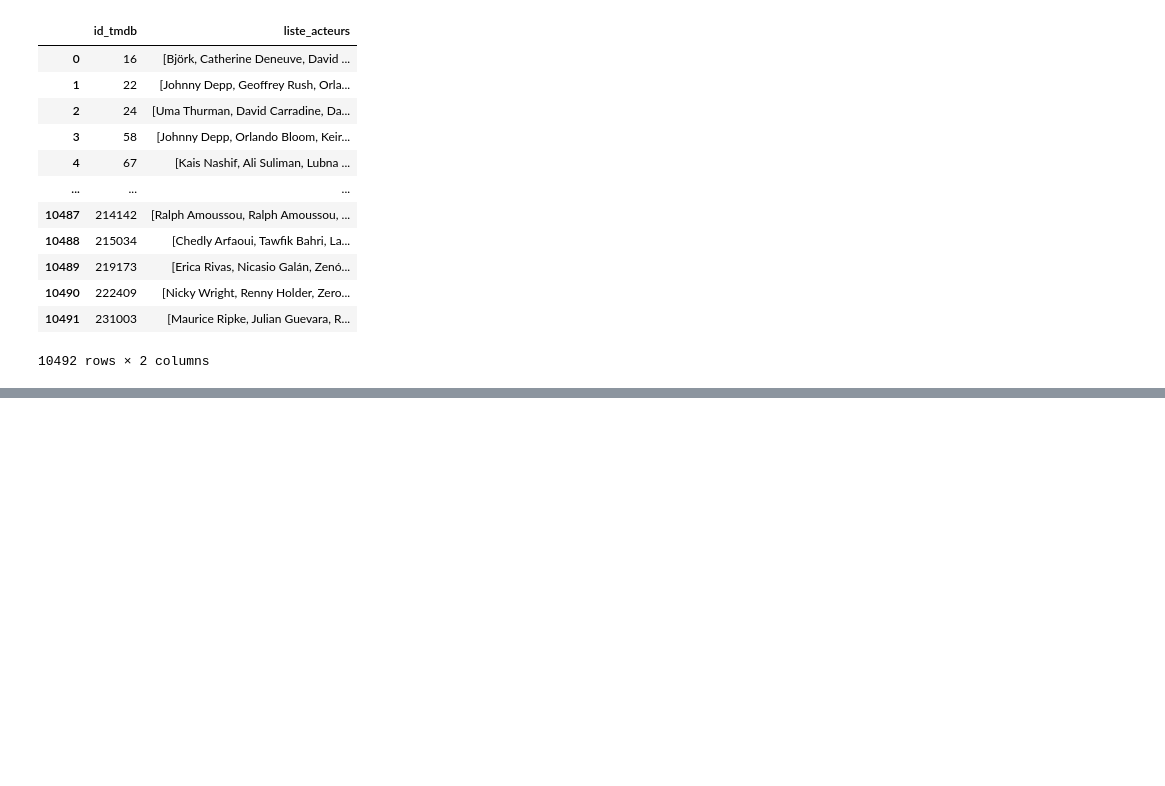
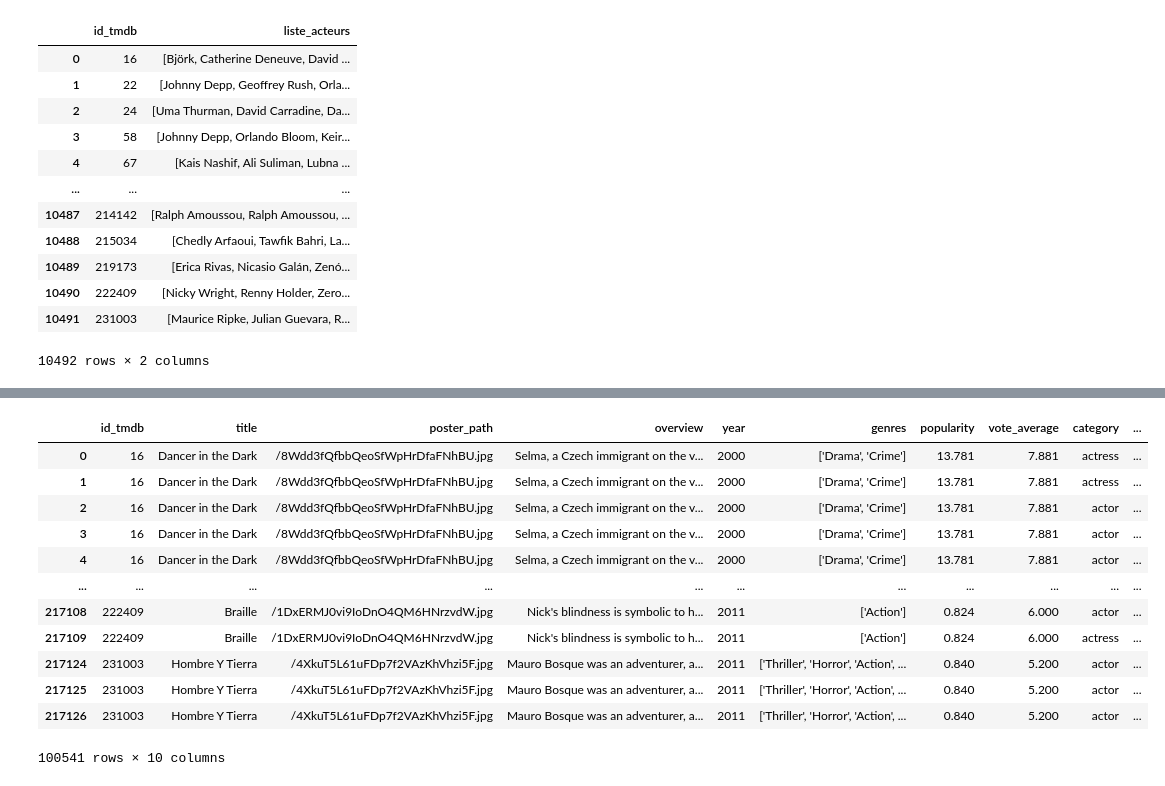
Before and after one commit to Cynthia-OK/CreuseLlywood, a Jupyter notebook: statistiques.ipynb, the cells around one changed output, grey strips where cells are left out. Saved outputs shown, nothing was run; the diff lists cells and outputs as text; code cells hidden in the pictures; blank space fills up the shorter version.

```diff
--- a/statistiques.ipynb
+++ b/statistiques.ipynb
@@ -894,0 +897,4 @@ df_films_liste_acteurs.to_csv('./donnees/stat/df_films_liste_acteurs.csv', sep="
+# %%
+films_personnes = pd.read_csv("./donnees/export_films_personnes.csv", sep='\t')
+films_personnes= films_personnes.drop(['Unnamed: 0.1','Unnamed: 0'], axis = 1)
+films_personnes.columns
@@ -894,0 +909,19 @@ df_films_liste_acteurs.to_csv('./donnees/stat/df_films_liste_acteurs.csv', sep="
+# %%
+films_personnes_acteur = films_personnes[['id_tmdb','title','poster_path','overview','year','genres','popularity','vote_average','category','primaryName']]
+films_personnes_acteur = films_personnes_acteur[films_personnes_acteur['category'].isin(['actress','actor'])]
+films_personnes_acteur = films_personnes_acteur.drop_duplicates()
+films_personnes_acteur
+# %% [output]
+|  | id_tmdb | title | poster_path | overview | year | genres | popularity | vote_average | category | ... |
+| 0 | 16 | Dancer in the Dark | /8Wdd3fQfbbQeoSfWpHrDfaFNhBU.jpg | Selma, a Czech immigrant on the v... | 2000 | ['Drama', 'Crime'] | 13.781 | 7.881 | actress | ... |
+| 1 | 16 | Dancer in the Dark | /8Wdd3fQfbbQeoSfWpHrDfaFNhBU.jpg | Selma, a Czech immigrant on the v... | 2000 | ['Drama', 'Crime'] | 13.781 | 7.881 | actress | ... |
+| 2 | 16 | Dancer in the Dark | /8Wdd3fQfbbQeoSfWpHrDfaFNhBU.jpg | Selma, a Czech immigrant on the v... | 2000 | ['Drama', 'Crime'] | 13.781 | 7.881 | actor | ... |
+| 3 | 16 | Dancer in the Dark | /8Wdd3fQfbbQeoSfWpHrDfaFNhBU.jpg | Selma, a Czech immigrant on the v... | 2000 | ['Drama', 'Crime'] | 13.781 | 7.881 | actor | ... |
+| 4 | 16 | Dancer in the Dark | /8Wdd3fQfbbQeoSfWpHrDfaFNhBU.jpg | Selma, a Czech immigrant on the v... | 2000 | ['Drama', 'Crime'] | 13.781 | 7.881 | actor | ... |
+| ... | ... | ... | ... | ... | ... | ... | ... | ... | ... | ... |
+| 217108 | 222409 | Braille | /1DxERMJ0vi9IoDnO4QM6HNrzvdW.jpg | Nick's blindness is symbolic to h... | 2011 | ['Action'] | 0.824 | 6.000 | actor | ... |
+| 217109 | 222409 | Braille | /1DxERMJ0vi9IoDnO4QM6HNrzvdW.jpg | Nick's blindness is symbolic to h... | 2011 | ['Action'] | 0.824 | 6.000 | actress | ... |
+| 217124 | 231003 | Hombre Y Tierra | /4XkuT5L61uFDp7f2VAzKhVhzi5F.jpg | Mauro Bosque was an adventurer, a... | 2011 | ['Thriller', 'Horror', 'Action', ... | 0.840 | 5.200 | actor | ... |
+| 217125 | 231003 | Hombre Y Tierra | /4XkuT5L61uFDp7f2VAzKhVhzi5F.jpg | Mauro Bosque was an adventurer, a... | 2011 | ['Thriller', 'Horror', 'Action', ... | 0.840 | 5.200 | actor | ... |
+| 217126 | 231003 | Hombre Y Tierra | /4XkuT5L61uFDp7f2VAzKhVhzi5F.jpg | Mauro Bosque was an adventurer, a... | 2011 | ['Thriller', 'Horror', 'Action', ... | 0.840 | 5.200 | actor | ... |
+100541 rows × 10 columns
```
Also changed, not shown: parts of 4 cells of this notebook.
